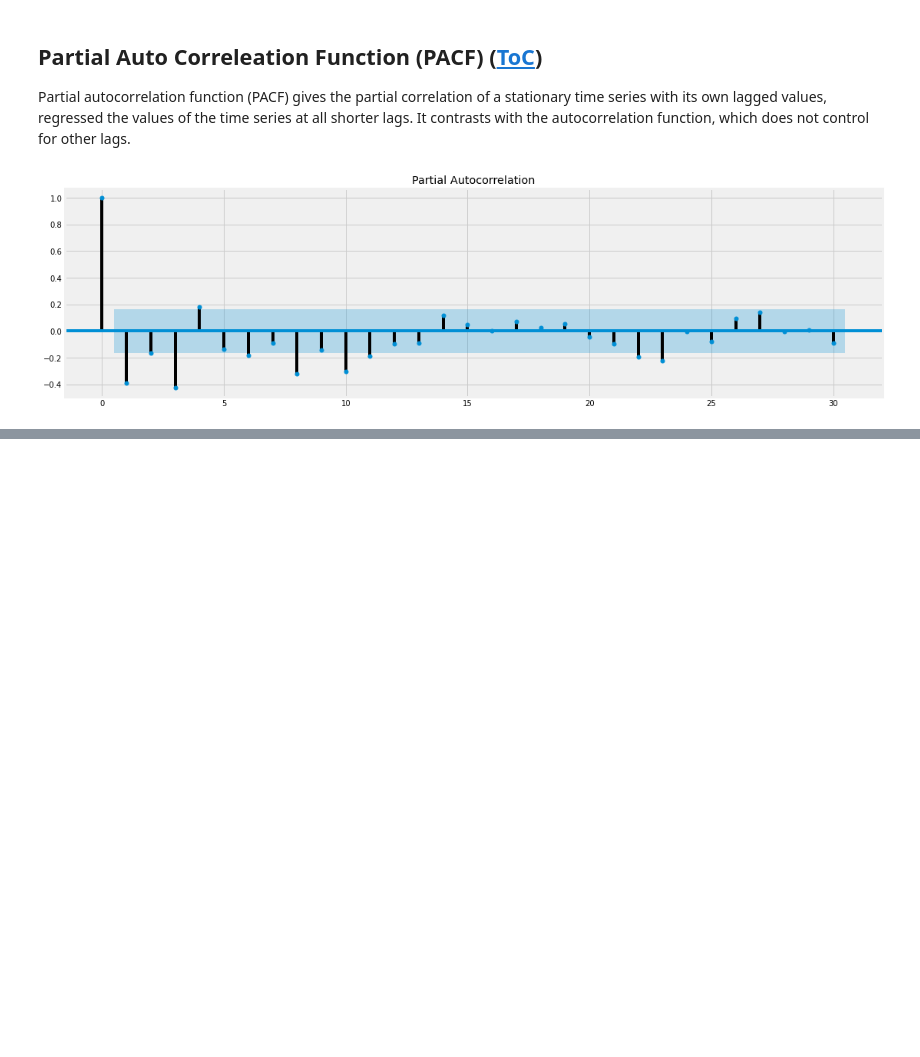
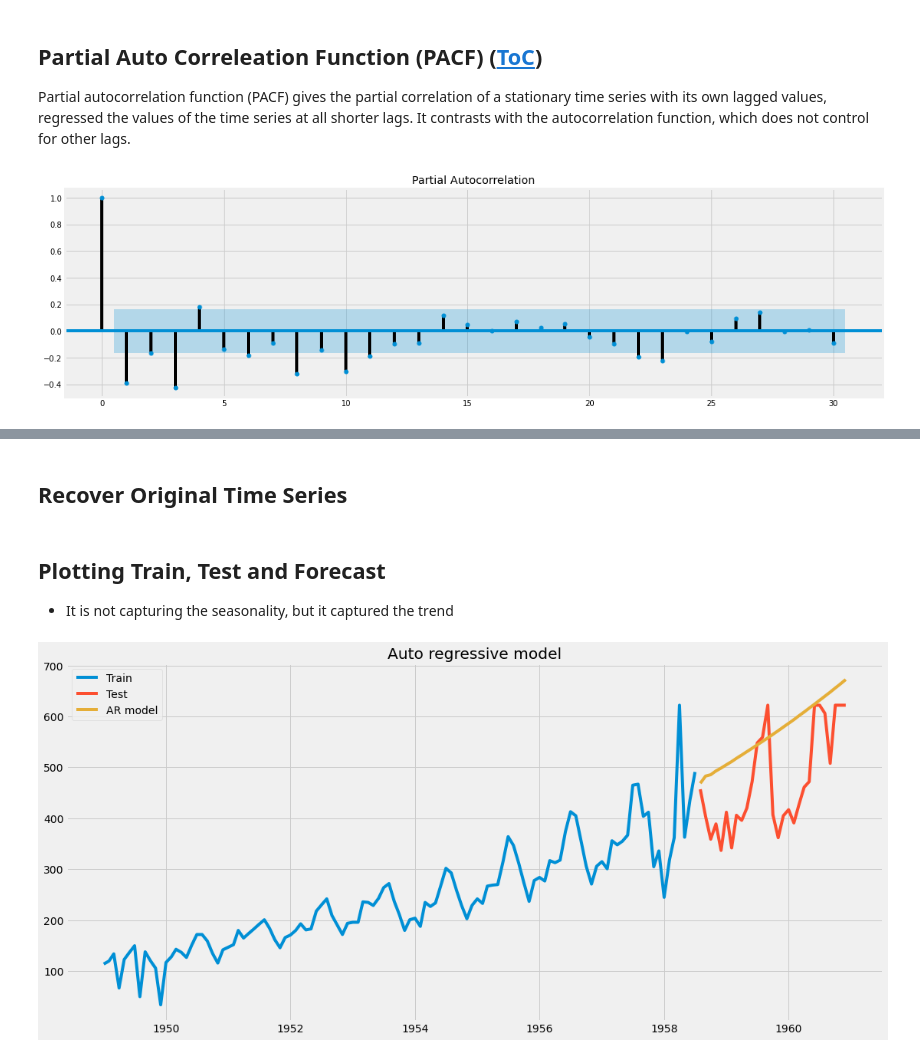
Before and after one commit to fardinafdideh/Machine-Learning-A-to-Z-using-Python, a Jupyter notebook: machine-learning-a-to-z.ipynb, the cells around one changed output, grey strips where cells are left out. Drawn from its saved outputs; the diff is of its cells as text; code cells hidden in the pictures; blank space fills up the shorter version.

```diff
--- a/machine-learning-a-to-z.ipynb
+++ b/machine-learning-a-to-z.ipynb
@@ -62,3 +65,5 @@ plt.show()
+# %%
+data['Customers_linear'].loc[(data['Customers_linear']>=700)] = 622
 # %%
 #getting statistical information
 data.describe()
@@ -276,0 +297,13 @@ plt.show()
+# %%
+length_train = 115 # 115/140
+
+train_data_boxcox = data_boxcox[:length_train]
+test_data_boxcox = data_boxcox[length_train:]
+train_data_boxcox_difference = data_boxcox_difference[:length_train-1] # Because it cannot compute the difference for the first row
+test_data_boxcox_difference = data_boxcox_difference[length_train-1:] # Because it cannot compute the difference for the first row
+# %%
+from statsmodels.tsa.arima_model import ARIMA # Auto Regressive, Inverse, Moving Average
+
+model_ar = ARIMA(train_data_boxcox_difference, order=(1,0,0)) # (p(AR),d(I),q(MA))
+model_fit = model_ar.fit()
+print(model_fit.params)
@@ -276,0 +317,25 @@ plt.show()
+# %% [markdown]
+## Recover Original Time Series
+# %%
+y_ar_new = data_boxcox_difference.copy()
+y_ar_new['ar_forecast_boxcox_difference'] = model_fit.predict(data_boxcox_difference.index.min(),
+                                                              data_boxcox_difference.index.max())
+
+y_ar_new['ar_forecast_boxcox'] = y_ar_new['ar_forecast_boxcox_difference'].cumsum()
+y_ar_new['ar_forecast_boxcox'] = y_ar_new['ar_forecast_boxcox'].add(data_boxcox[0])
+y_ar_new['ar_forecast'] = np.exp(y_ar_new['ar_forecast_boxcox'])
+# %% [markdown]
+## Plotting Train, Test and Forecast
+* It is not capturing the seasonality, but it captured the trend
+# %%
+plt.figure(figsize=(17,8))
+
+plt.plot(train['Customers_linear'], label = 'Train')
+plt.plot(test['Customers_linear'], label = 'Test')
+plt.plot(y_ar_new['ar_forecast'][test.index.min():], label = 'AR model')
+
+plt.legend()
+plt.title('Auto regressive model')
+plt.show()
+# %% [output]
+[figure, added]
```
Also changed, not shown: parts of 12 cells of this notebook.
